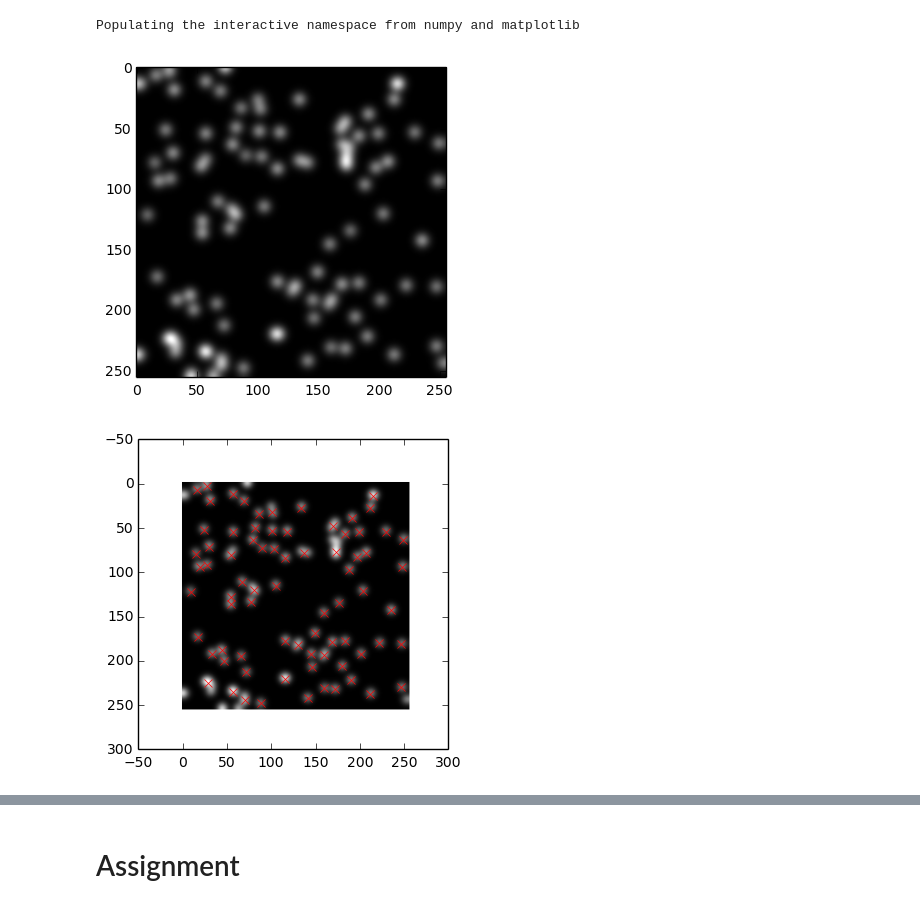
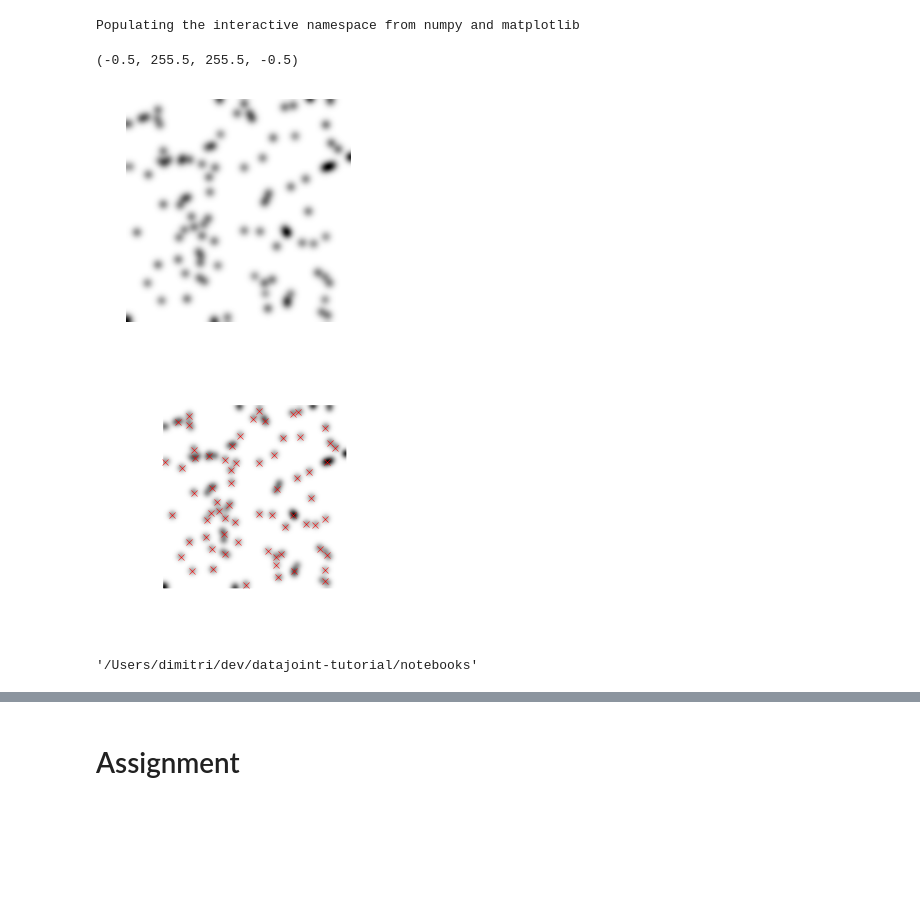
Before and after one commit to dimitri-yatsenko/datajoint-tutorial, a Jupyter notebook: notebooks/Experiment.ipynb, the cells around one changed output, grey strips where cells are left out. Drawn from its saved outputs; the diff is of its cells as text; code cells hidden in the pictures; blank space fills up the shorter version.

Commit message:
updated figures

```diff
--- a/notebooks/Experiment.ipynb
+++ b/notebooks/Experiment.ipynb
@@ -79,16 +79,32 @@ Populating the interactive namespace from numpy and matplotlib
 # %%
 # demonstrate image generation
 im = make_image()
-plt.imshow(im, cmap='gray');
+imshow(im, cmap='gray_r');
+axis('off')
 # %% [output]
+(-0.5, 255.5, 255.5, -0.5)
-[figure, old version]
+[figure, new version]
 # %%
 #demonstate blob detection without exceptions or delays
-plt.imshow(im, cmap='gray');
-for x, y in find_blobs(im, fail_rate=0.0, delay=0):
-    plt.plot(x, y,'rx', hold=True)
+for visible in (False, True):
+    imshow(im, cmap='gray_r');
+    for x, y in find_blobs(im, fail_rate=0.0, delay=0):
+        plot(x, y, 'rx', hold=True, visible=visible)
+    tight_layout()
+    axis('off')
+    savefig('../manuscript/images/crosses.png' if visible
+            else '../manuscript/images/blobs.png',
+            dpi=150, transparent=True);
+#     , dpi=150, facecolor='w', edgecolor='w',
+#         orientation='portrait', papertype=None, format=None,
+#         transparent=False, bbox_inches=None, pad_inches=0.1,
+#         frameon=None)
 # %% [output]
-[figure, old version]
+[figure, new version]
+# %%
+pwd
+# %% [output]
+'/Users/dimitri/dev/datajoint-tutorial/notebooks'
 # %%
 # Demonstrate blob detection with errors and error handling
 # This illustrates a realistic acqusition or analysis scenario that may get interrupted.
```
Also changed, not shown: parts of 8 cells of this notebook, 6 other files.
